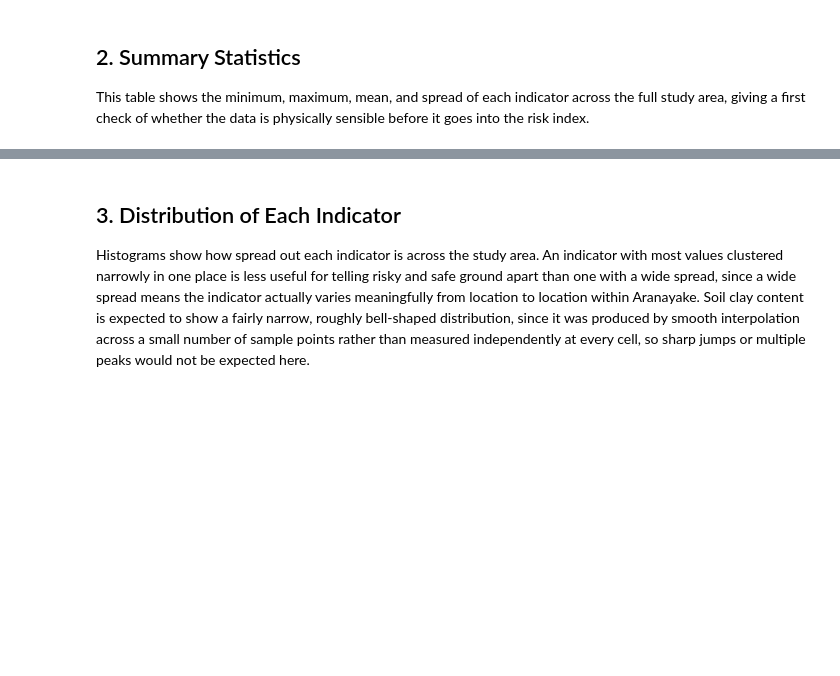
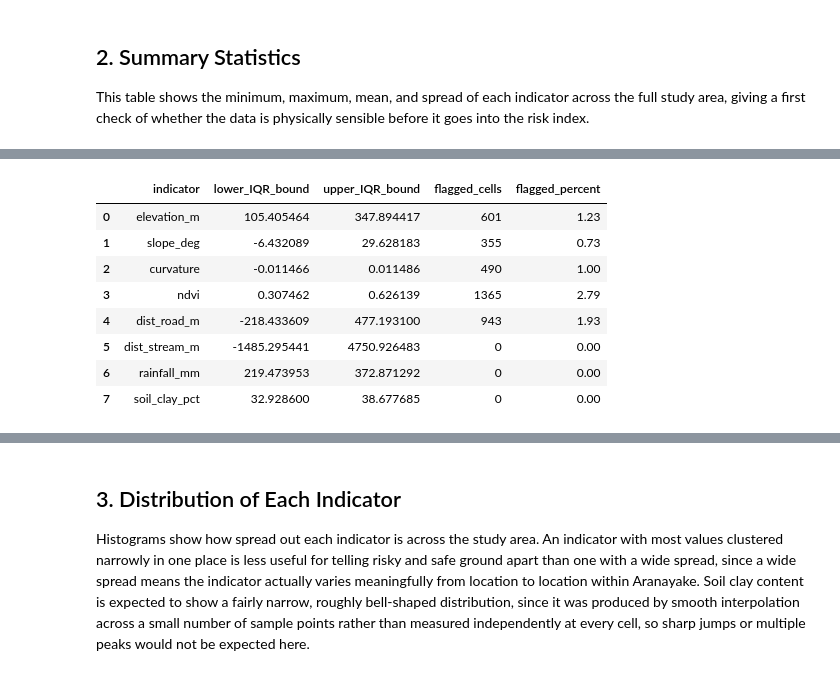
Before and after one commit to AabidhaRifky/CL-MCSDS-CMU-10-04_DAS7003_ls-lrsi-aranayake, a Jupyter notebook: notebooks/03_eda.ipynb, the cells around one changed output, grey strips where cells are left out. Drawn from its saved outputs; the diff is of its cells as text; code cells hidden in the pictures; blank space fills up the shorter version.

```diff
--- a/notebooks/03_eda.ipynb
+++ b/notebooks/03_eda.ipynb
@@ -97,0 +151,73 @@ Elevation, slope, and rainfall figures should be consistent with the values alre
+# %%
+# Physical validity checks
+physical_checks = {
+    "Slope outside 0-90 degrees":
+        ((data["slope_deg"] < 0) |
+         (data["slope_deg"] > 90)).sum(),
+
+    "NDVI outside -1 to 1":
+        ((data["ndvi"] < -1) |
+         (data["ndvi"] > 1)).sum(),
+
+    "Negative rainfall":
+        (data["rainfall_mm"] < 0).sum(),
+
+    "Negative road distance":
+        (data["dist_road_m"] < 0).sum(),
+
+    "Negative stream distance":
+        (data["dist_stream_m"] < 0).sum(),
+
+    "Soil clay outside 0-100%":
+        ((data["soil_clay_pct"] < 0) |
+         (data["soil_clay_pct"] > 100)).sum()
+}
+
+print("Physical validity checks:")
+for check, count in physical_checks.items():
+    print(f"  {check}: {count}")
+
+# Statistical outlier screening using the IQR rule.
+# These are flagged for inspection, not automatically removed.
+outlier_columns = [
+    "elevation_m",
+    "slope_deg",
+    "curvature",
+    "ndvi",
+    "dist_road_m",
+    "dist_stream_m",
+    "rainfall_mm",
+    "soil_clay_pct"
+]
+
+outlier_results = []
+
+for col in outlier_columns:
+
+    q1 = data[col].quantile(0.25)
+    q3 = data[col].quantile(0.75)
+    iqr = q3 - q1
+
+    lower = q1 - 1.5 * iqr
+    upper = q3 + 1.5 * iqr
+
+    flagged = (
+        (data[col] < lower) |
+        (data[col] > upper)
+    ).sum()
+
+    outlier_results.append({
+        "indicator": col,
+        "lower_IQR_bound": lower,
+        "upper_IQR_bound": upper,
+        "flagged_cells": int(flagged),
+        "flagged_percent": round(
+            flagged / len(data) * 100,
+            2
+        )
+    })
+
+outlier_summary = pd.DataFrame(outlier_results)
+
+outlier_summary
+# %% [output]
@@ -97,0 +231,9 @@ Elevation, slope, and rainfall figures should be consistent with the values alre
+|  | indicator | lower_IQR_bound | upper_IQR_bound | flagged_cells | flagged_percent |
+| 0 | elevation_m | 105.405464 | 347.894417 | 601 | 1.23 |
+| 1 | slope_deg | -6.432089 | 29.628183 | 355 | 0.73 |
+| 2 | curvature | -0.011466 | 0.011486 | 490 | 1.00 |
+| 3 | ndvi | 0.307462 | 0.626139 | 1365 | 2.79 |
+| 4 | dist_road_m | -218.433609 | 477.193100 | 943 | 1.93 |
+| 5 | dist_stream_m | -1485.295441 | 4750.926483 | 0 | 0.00 |
+| 6 | rainfall_mm | 219.473953 | 372.871292 | 0 | 0.00 |
+| 7 | soil_clay_pct | 32.928600 | 38.677685 | 0 | 0.00 |
```
Also changed, not shown: parts of 13 cells of this notebook, 16 other files.
